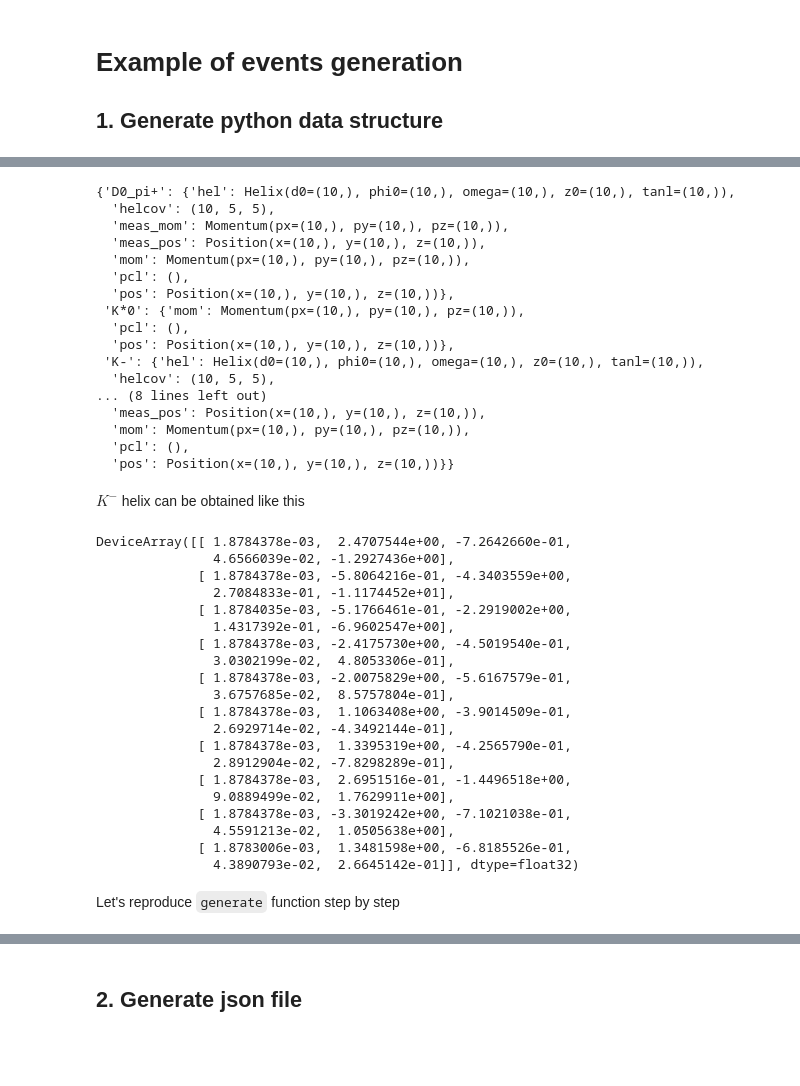
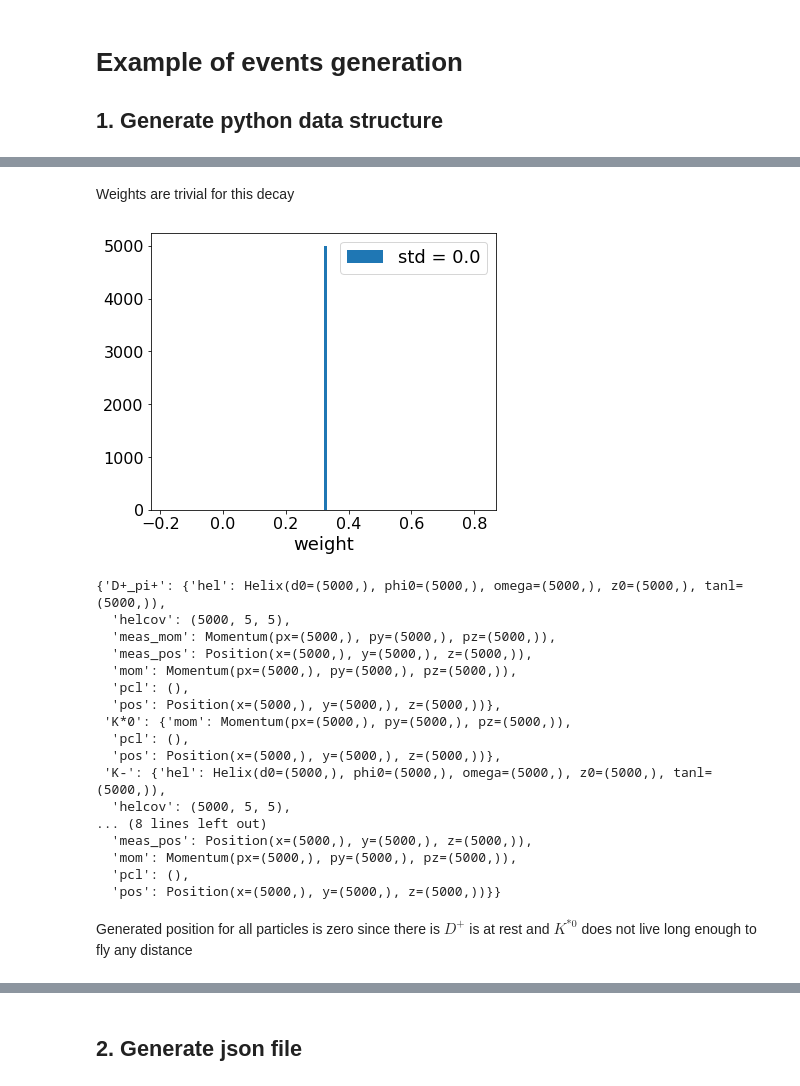
Before and after one commit to VitalyVorobyev/decay-gen, a Jupyter notebook: examples/genexample.ipynb, the cells around one changed output, grey strips where cells are left out. Saved outputs shown, nothing was run; the diff lists cells and outputs as text; code cells hidden in the pictures; blank space fills up the shorter version.

```diff
--- a/examples/genexample.ipynb
+++ b/examples/genexample.ipynb
@@ -10,2 +22,3 @@ rng = rjax.PRNGKey(seed=0)
 # %%
-w, events = generate(rng, '', 10)
+%%time
+w, events = generate(rng, '', 5000)
@@ -12,47 +28,32 @@ w, events = generate(rng, '', 10)
+# %% [markdown]
+Weights are trivial for this decay
+# %%
+fig, ax = plt.subplots(figsize=(6,5))
+ax.hist(w, bins=100, label=f'std = {w.std()}');
+ax.set_xlabel('weight')
+ax.legend()
+fig.tight_layout()
+# %% [output]
+[figure, added]
 # %%
 jax.tree_map(np.shape, events)
 # %% [output]
-{'D0_pi+': {'hel': Helix(d0=(10,), phi0=(10,), omega=(10,), z0=(10,), tanl=(10,)),
-  'helcov': (10, 5, 5),
-  'meas_mom': Momentum(px=(10,), py=(10,), pz=(10,)),
-  'meas_pos': Position(x=(10,), y=(10,), z=(10,)),
-  'mom': Momentum(px=(10,), py=(10,), pz=(10,)),
+{'D+_pi+': {'hel': Helix(d0=(5000,), phi0=(5000,), omega=(5000,), z0=(5000,), tanl=(5000,)),
+  'helcov': (5000, 5, 5),
+  'meas_mom': Momentum(px=(5000,), py=(5000,), pz=(5000,)),
+  'meas_pos': Position(x=(5000,), y=(5000,), z=(5000,)),
+  'mom': Momentum(px=(5000,), py=(5000,), pz=(5000,)),
   'pcl': (),
-  'pos': Position(x=(10,), y=(10,), z=(10,))},
- 'K*0': {'mom': Momentum(px=(10,), py=(10,), pz=(10,)),
+  'pos': Position(x=(5000,), y=(5000,), z=(5000,))},
+ 'K*0': {'mom': Momentum(px=(5000,), py=(5000,), pz=(5000,)),
   'pcl': (),
-  'pos': Position(x=(10,), y=(10,), z=(10,))},
- 'K-': {'hel': Helix(d0=(10,), phi0=(10,), omega=(10,), z0=(10,), tanl=(10,)),
-  'helcov': (10, 5, 5),
+  'pos': Position(x=(5000,), y=(5000,), z=(5000,))},
+ 'K-': {'hel': Helix(d0=(5000,), phi0=(5000,), omega=(5000,), z0=(5000,), tanl=(5000,)),
+  'helcov': (5000, 5, 5),
 ... (8 lines left out)
-  'meas_pos': Position(x=(10,), y=(10,), z=(10,)),
-  'mom': Momentum(px=(10,), py=(10,), pz=(10,)),
+  'meas_pos': Position(x=(5000,), y=(5000,), z=(5000,)),
+  'mom': Momentum(px=(5000,), py=(5000,), pz=(5000,)),
   'pcl': (),
-  'pos': Position(x=(10,), y=(10,), z=(10,))}}
+  'pos': Position(x=(5000,), y=(5000,), z=(5000,))}}
-# %% [markdown]
-$K^-$ helix can be obtained like this
-# %%
-events['K-']['hel'].as_array
-# %% [output]
-DeviceArray([[ 1.8784378e-03,  2.4707544e+00, -7.2642660e-01,
-               4.6566039e-02, -1.2927436e+00],
-             [ 1.8784378e-03, -5.8064216e-01, -4.3403559e+00,
-               2.7084833e-01, -1.1174452e+01],
-             [ 1.8784035e-03, -5.1766461e-01, -2.2919002e+00,
-               1.4317392e-01, -6.9602547e+00],
-             [ 1.8784378e-03, -2.4175730e+00, -4.5019540e-01,
-               3.0302199e-02,  4.8053306e-01],
-             [ 1.8784378e-03, -2.0075829e+00, -5.6167579e-01,
-               3.6757685e-02,  8.5757804e-01],
-             [ 1.8784378e-03,  1.1063408e+00, -3.9014509e-01,
-               2.6929714e-02, -4.3492144e-01],
-             [ 1.8784378e-03,  1.3395319e+00, -4.2565790e-01,
-               2.8912904e-02, -7.8298289e-01],
-             [ 1.8784378e-03,  2.6951516e-01, -1.4496518e+00,
-               9.0889499e-02,  1.7629911e+00],
-             [ 1.8784378e-03, -3.3019242e+00, -7.1021038e-01,
-               4.5591213e-02,  1.0505638e+00],
-             [ 1.8783006e-03,  1.3481598e+00, -6.8185526e-01,
-               4.3890793e-02,  2.6645142e-01]], dtype=float32)
-# %% [markdown]
-Let's reproduce `generate` function step by step
+# %% [markdown]
+Generated position for all particles is zero since there is $D^+$ is at rest and $K^{*0}$ does not live long enough to fly any distance
```
Also changed, not shown: parts of 17 cells of this notebook, 2 other files.
